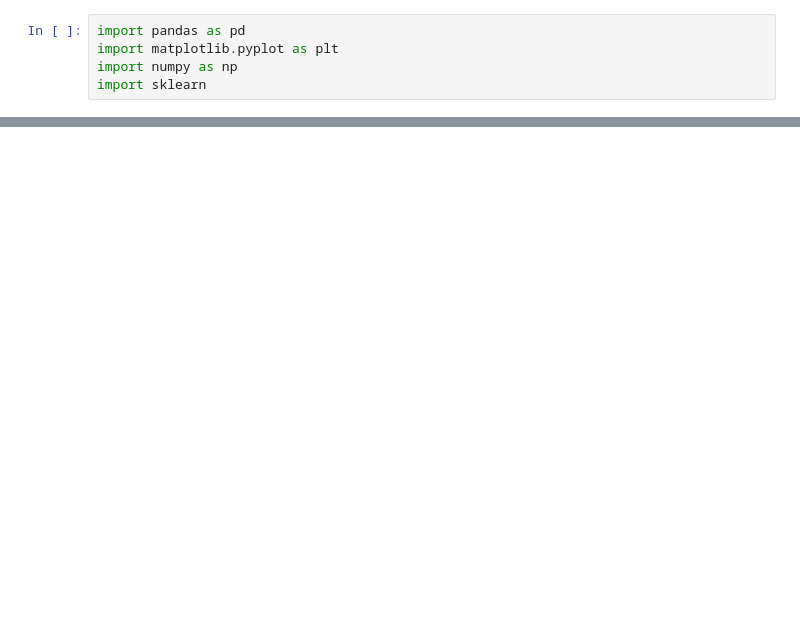
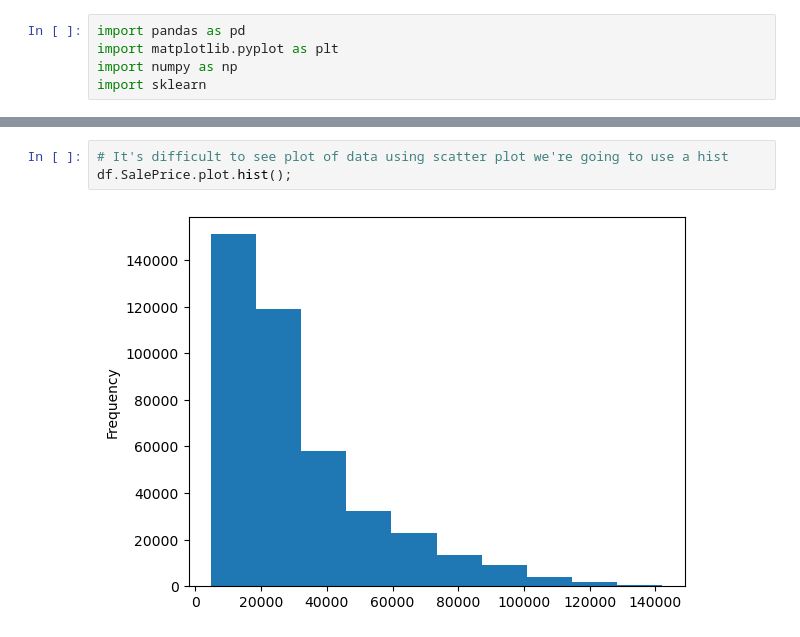
Before and after one commit to GoldenEye37/bulldozer-price-prediction-project, a Jupyter notebook: end-to-end-bulldozer-price-prediction.ipynb, the cells around one changed output, grey strips where cells are left out. Saved outputs shown, nothing was run; the diff lists cells and outputs as text; blank space fills up the shorter version.

```diff
--- a/end-to-end-bulldozer-price-prediction.ipynb
+++ b/end-to-end-bulldozer-price-prediction.ipynb
@@ -32,0 +85,5 @@ import sklearn
+# %%
+# It's difficult to see plot of data using scatter plot we're going to use a hist
+df.SalePrice.plot.hist();
+# %% [output]
+[figure, added]
```
Also changed, not shown: parts of 9 cells of this notebook.
